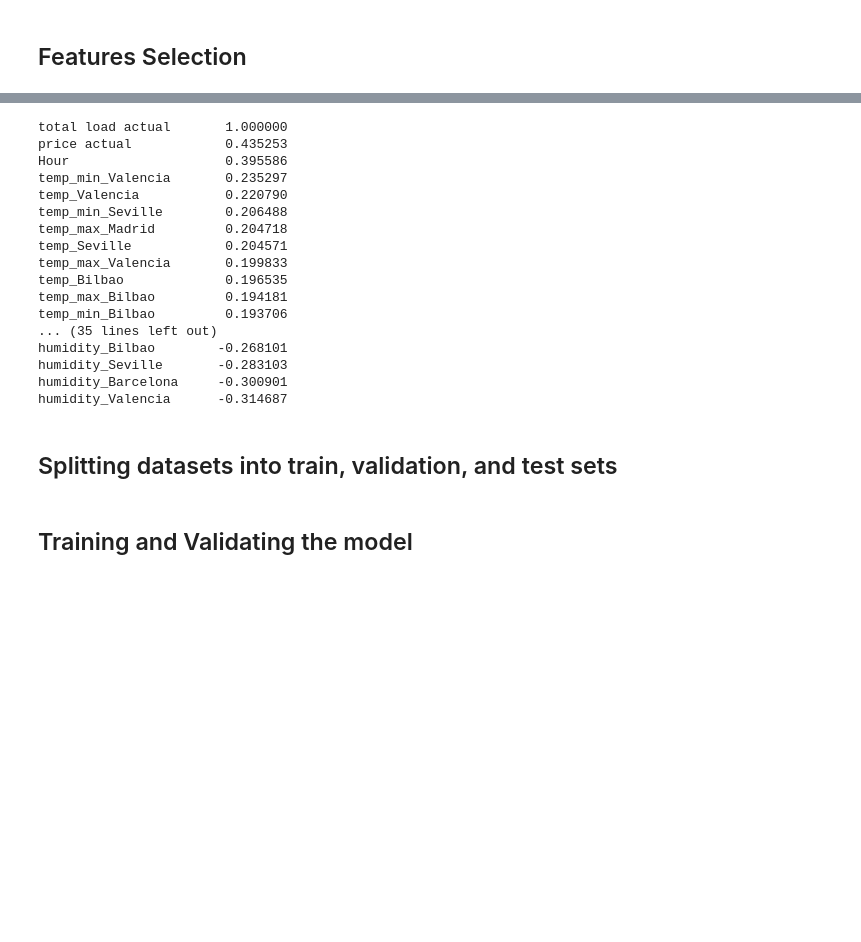
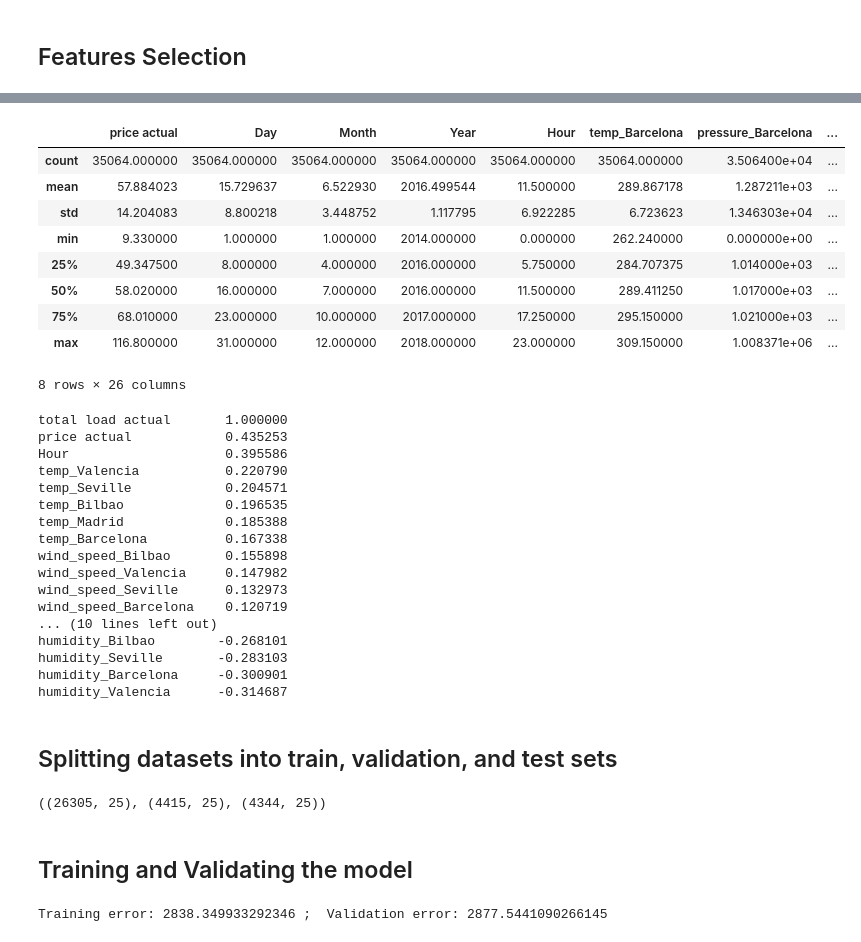
Before and after one commit to alamgirakash2000/electric-load-consumption-forcasting, a Jupyter notebook: after-merging.ipynb, the cells around one changed output, grey strips where cells are left out. Saved outputs shown, nothing was run; the diff lists cells and outputs as text; code cells hidden in the pictures; blank space fills up the shorter version.

Commit message:
modeling done

```diff
--- a/after-merging.ipynb
+++ b/after-merging.ipynb
@@ -117,0 +85,13 @@ selected_df.head()
+# %%
+inputs = ['price actual', 'Day','Month','Year','Hour',
+          'temp_Barcelona', 'pressure_Barcelona','humidity_Barcelona', 'wind_speed_Barcelona',
+          'temp_Bilbao', 'pressure_Bilbao', 'humidity_Bilbao', 'wind_speed_Bilbao',
+          'temp_Madrid','pressure_Madrid','humidity_Madrid', 'wind_speed_Madrid',
+          'temp_Seville','pressure_Seville', 'humidity_Seville', 'wind_speed_Seville',
+          'temp_Valencia','pressure_Valencia', 'humidity_Valencia', 'wind_speed_Valencia',
+        ]
+target = 'total load actual'
+
+selected_df = merged_df[inputs+[target]].copy()
+selected_df.reset_index(drop=True,inplace=True)
+selected_df.head()
@@ -118,3 +106,16 @@ selected_df.head()
+# %%
+selected_df.describe()
+# %% [output]
+|  | price actual | Day | Month | Year | Hour | temp_Barcelona | pressure_Barcelona | ... |
+| count | 35064.000000 | 35064.000000 | 35064.000000 | 35064.000000 | 35064.000000 | 35064.000000 | 3.506400e+04 | ... |
+| mean | 57.884023 | 15.729637 | 6.522930 | 2016.499544 | 11.500000 | 289.867178 | 1.287211e+03 | ... |
+| std | 14.204083 | 8.800218 | 3.448752 | 1.117795 | 6.922285 | 6.723623 | 1.346303e+04 | ... |
+| min | 9.330000 | 1.000000 | 1.000000 | 2014.000000 | 0.000000 | 262.240000 | 0.000000e+00 | ... |
+| 25% | 49.347500 | 8.000000 | 4.000000 | 2016.000000 | 5.750000 | 284.707375 | 1.014000e+03 | ... |
+| 50% | 58.020000 | 16.000000 | 7.000000 | 2016.000000 | 11.500000 | 289.411250 | 1.017000e+03 | ... |
+| 75% | 68.010000 | 23.000000 | 10.000000 | 2017.000000 | 17.250000 | 295.150000 | 1.021000e+03 | ... |
+| max | 116.800000 | 31.000000 | 12.000000 | 2018.000000 | 23.000000 | 309.150000 | 1.008371e+06 | ... |
+8 rows × 26 columns
 # %%
 correlations = selected_df.corr(method='pearson')
 print(correlations['total load actual'].sort_values(ascending=False).to_string())
@@ -122,16 +123,16 @@ print(correlations['total load actual'].sort_values(ascending=False).to_string()
 total load actual       1.000000
 price actual            0.435253
 Hour                    0.395586
-temp_min_Valencia       0.235297
 temp_Valencia           0.220790
-temp_min_Seville        0.206488
-temp_max_Madrid         0.204718
 temp_Seville            0.204571
-temp_max_Valencia       0.199833
 temp_Bilbao             0.196535
-temp_max_Bilbao         0.194181
-temp_min_Bilbao         0.193706
-... (35 lines left out)
+temp_Madrid             0.185388
+temp_Barcelona          0.167338
+wind_speed_Bilbao       0.155898
+wind_speed_Valencia     0.147982
+wind_speed_Seville      0.132973
+wind_speed_Barcelona    0.120719
+... (10 lines left out)
 humidity_Bilbao        -0.268101
 humidity_Seville       -0.283103
 humidity_Barcelona     -0.300901
@@ -154,6 +155,11 @@ test_set[inputs] = scaler.transform(test_set[inputs])
 [X_train, y_train] = [train_set[inputs].copy(), train_set[target].copy()]
 [X_val, y_val] = [val_set[inputs].copy(), val_set[target].copy()]
 [X_test, y_test] = [test_set[inputs].copy(), test_set[target].copy()]
+
+# Checking shape of the datasets
+X_train.shape, X_val.shape, X_test.shape
+# %% [output]
+((26305, 25), (4415, 25), (4344, 25))
 # %% [markdown]
 ## Training and Validating the model
 # %%
@@ -161,5 +167,15 @@ def checking_error(model):
     train_preds = model.predict(X_train)
     train_err = mean_squared_error(train_preds, y_train, squared=False)
     val_preds = model.predict(X_val)
-    val_err = mean_squared_error(val_preds, y_val, squared=False)
+    val_err = mean_squared_error(val_preds, y_val , squared=False)
     print(f'Training error: {train_err} ;  Validation error: {val_err}')
+
+# Training the model
+model = XGBRegressor(random_state=42, n_jobs=-1, n_estimators=11, max_depth=3, subsample=0.8,
+                         colsample_bytree=0.7, seed =1301)
+model.fit(X_train, y_train)
+
+# Testing the model on training and validation set
+checking_error(model)
+# %% [output]
+Training error: 2838.349933292346 ;  Validation error: 2877.5441090266145
```
Also changed, not shown: parts of 9 cells of this notebook, 1 other file.
